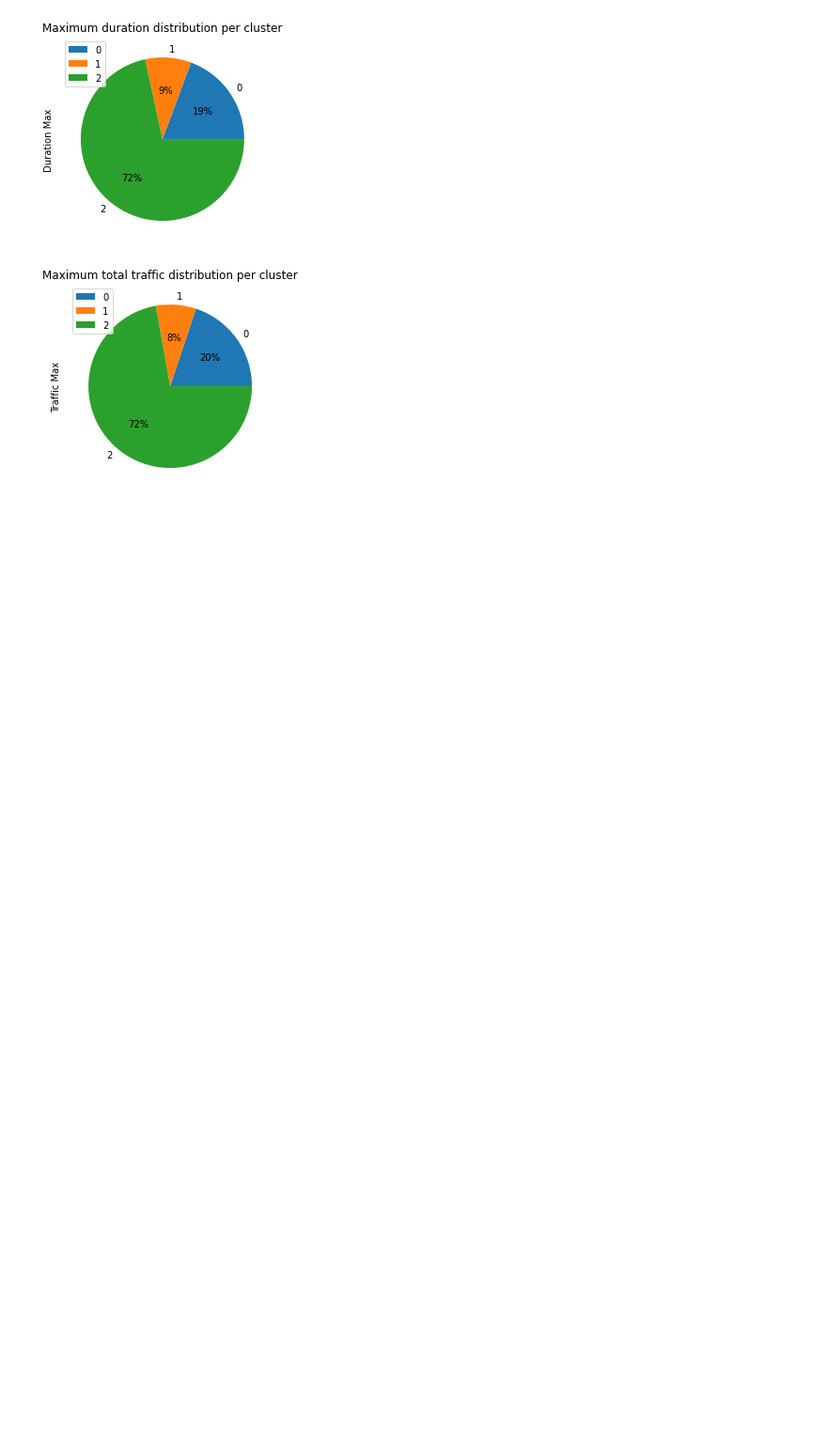
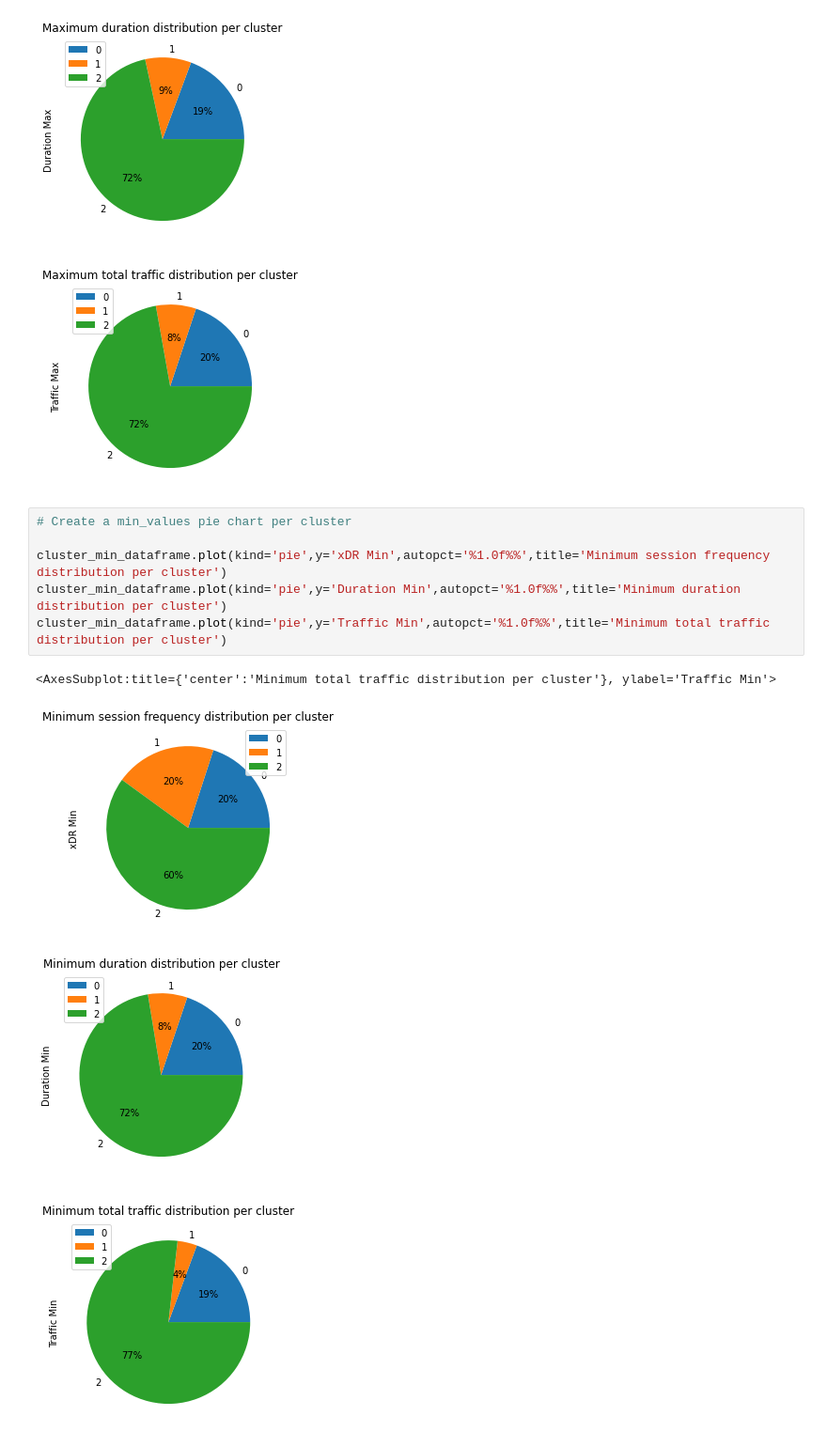
Before and after one commit to Micky373/Telecom_user_analytics, a Jupyter notebook: notebooks/user_engagement_analysis.ipynb, the cells around one changed output. Shown: that part at 94% size. Cells and saved outputs as stored; diff of their text form; blank space fills up the shorter version.

Commit message:
Visualize min values per cluster

```diff
--- a/notebooks/user_engagement_analysis.ipynb
+++ b/notebooks/user_engagement_analysis.ipynb
@@ -245,3 +245,14 @@ cluster_max_dataframe.plot(kind='pie',y='Traffic Max',autopct='%1.0f%%',title='M
 [figure]
 [figure]
 [figure]
+# %%
+# Create a min_values pie chart per cluster
+
+cluster_min_dataframe.plot(kind='pie',y='xDR Min',autopct='%1.0f%%',title='Minimum session frequency distribution per cluster')
+cluster_min_dataframe.plot(kind='pie',y='Duration Min',autopct='%1.0f%%',title='Minimum duration distribution per cluster')
+cluster_min_dataframe.plot(kind='pie',y='Traffic Min',autopct='%1.0f%%',title='Minimum total traffic distribution per cluster')
+# %% [output]
+<AxesSubplot:title={'center':'Minimum total traffic distribution per cluster'}, ylabel='Traffic Min'>
+[figure, added]
+[figure, added]
+[figure, added]
```
